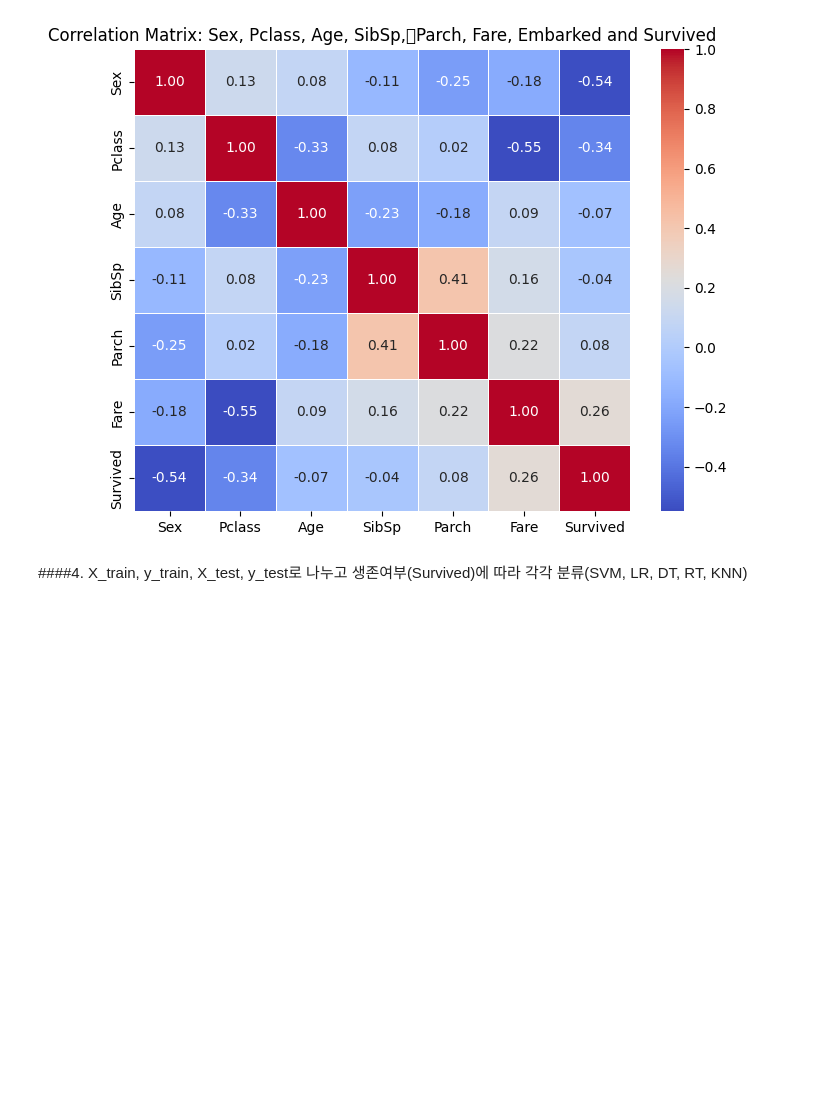
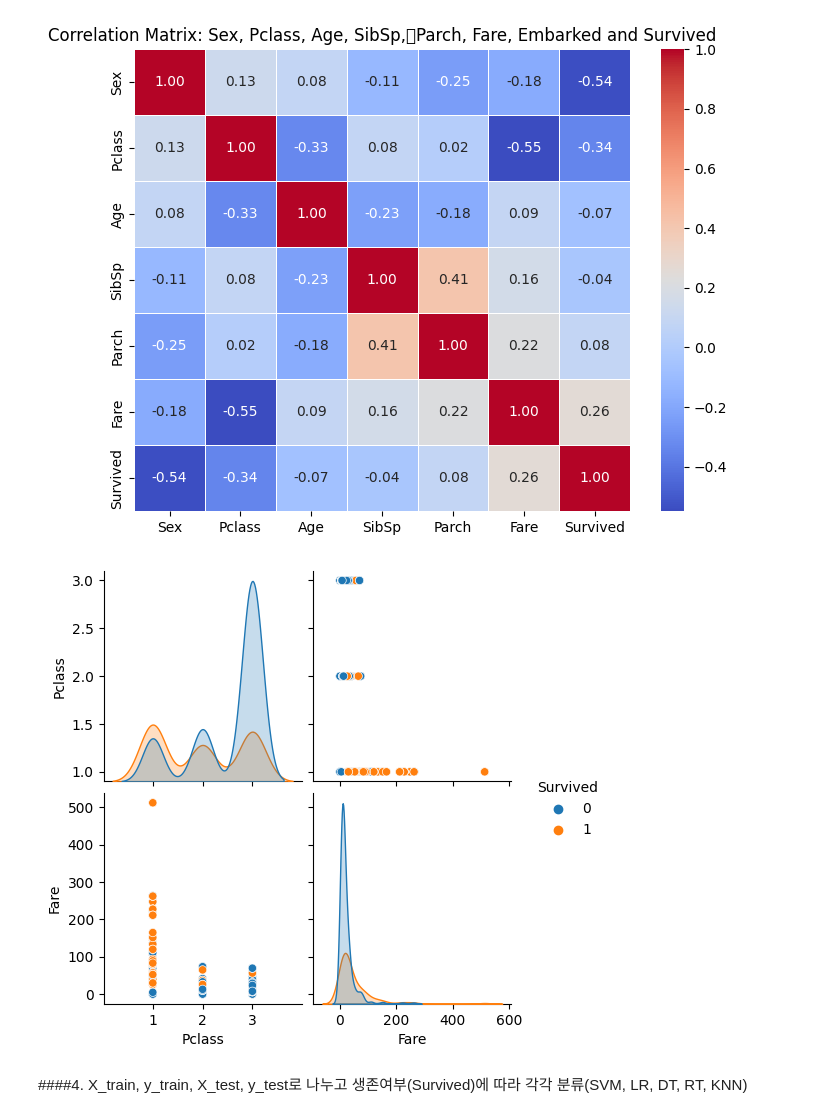
Before and after one commit to EthanSong50/ML, a Jupyter notebook: Titanic.ipynb, the cells around one changed output. Drawn from its saved outputs; the diff is of its cells as text; code cells hidden in the pictures; blank space fills up the shorter version.

```diff
--- a/Titanic.ipynb
+++ b/Titanic.ipynb
@@ -173,6 +173,12 @@ plt.title('Correlation Matrix: Sex, Pclass, Age, SibSp,	Parch, Fare, Embarked an
 plt.show()
 # %% [output]
 [figure]
+# %%
+# Pclass, Fare 상관관계 분석
+sns.pairplot(features, vars=['Pclass', 'Fare'], hue="Survived")
+plt.show()
+# %% [output]
+[figure, added]
 # %% [markdown]
 ####4. X_train, y_train, X_test, y_test로 나누고 생존여부(Survived)에 따라 각각 분류(SVM, LR, DT, RT, KNN)
 # %%
```
